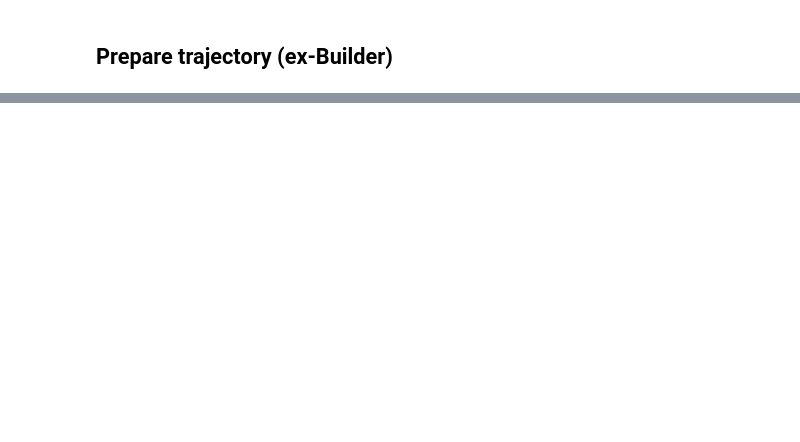
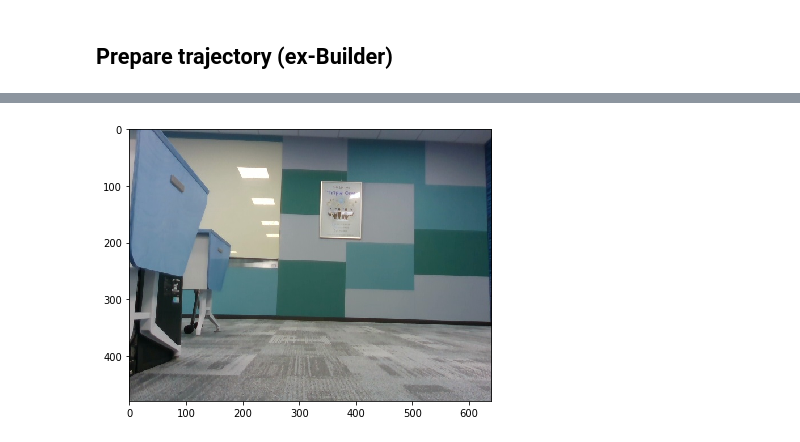
Before and after one commit to SamsungLabs/odometry, a Jupyter notebook: notebooks/prepare_trajectory.ipynb, the cells around one changed output, grey strips where cells are left out. Saved outputs shown, nothing was run; the diff lists cells and outputs as text; code cells hidden in the pictures; blank space fills up the shorter version.

```diff
--- a/notebooks/prepare_trajectory.ipynb
+++ b/notebooks/prepare_trajectory.ipynb
@@ -215,0 +208,10 @@ plt.show()
+# %%
+from odometry.utils import load_image
+
+rgb = load_image(os.path.join(trajectory_dir, df.path_to_rgb.values[0]))
+
+fig, ax = plt.subplots(figsize=(10, 5))
+ax.imshow(rgb)
+plt.show()
+# %% [output]
+[figure, added]
```
Also changed, not shown: parts of 19 cells of this notebook, 1 other file.
